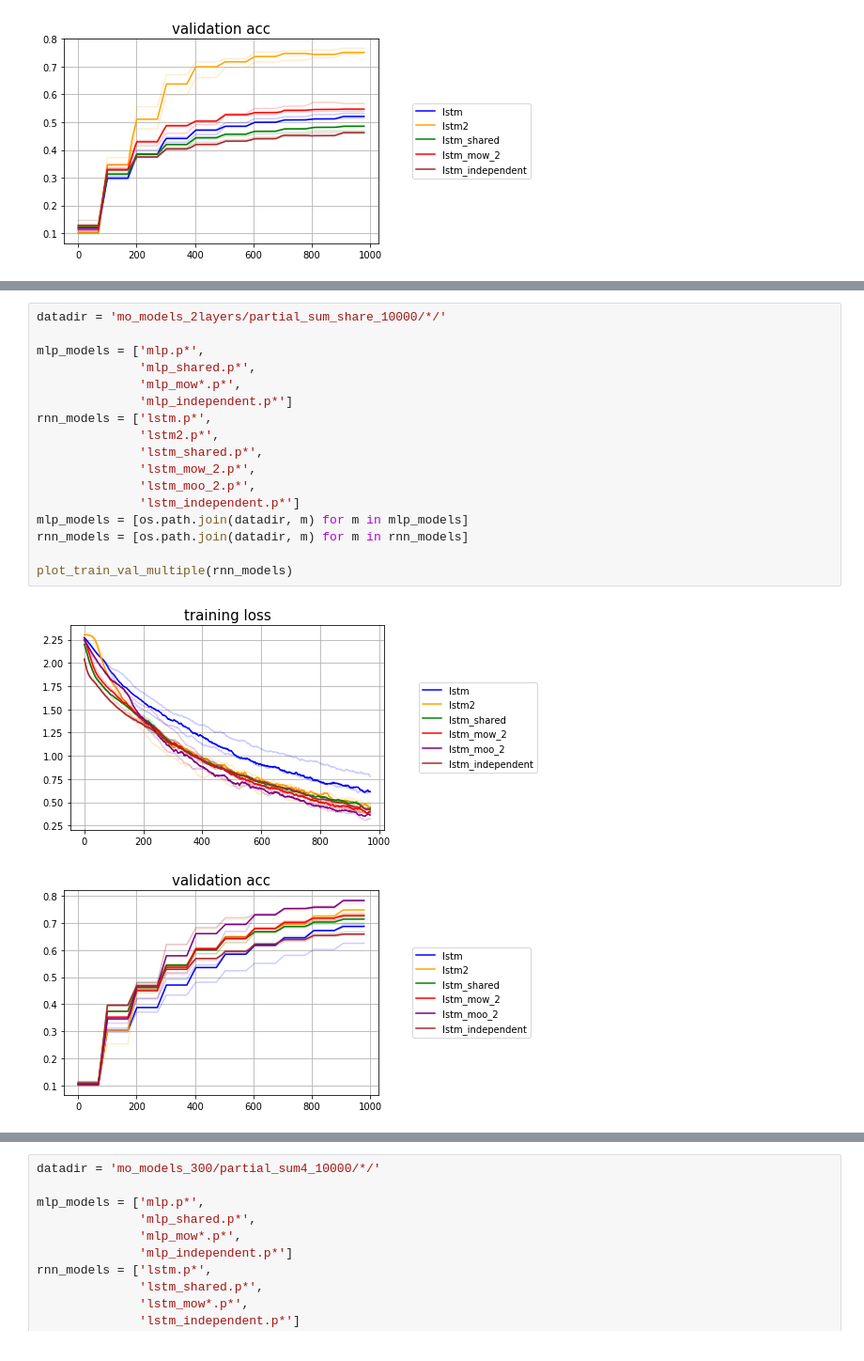
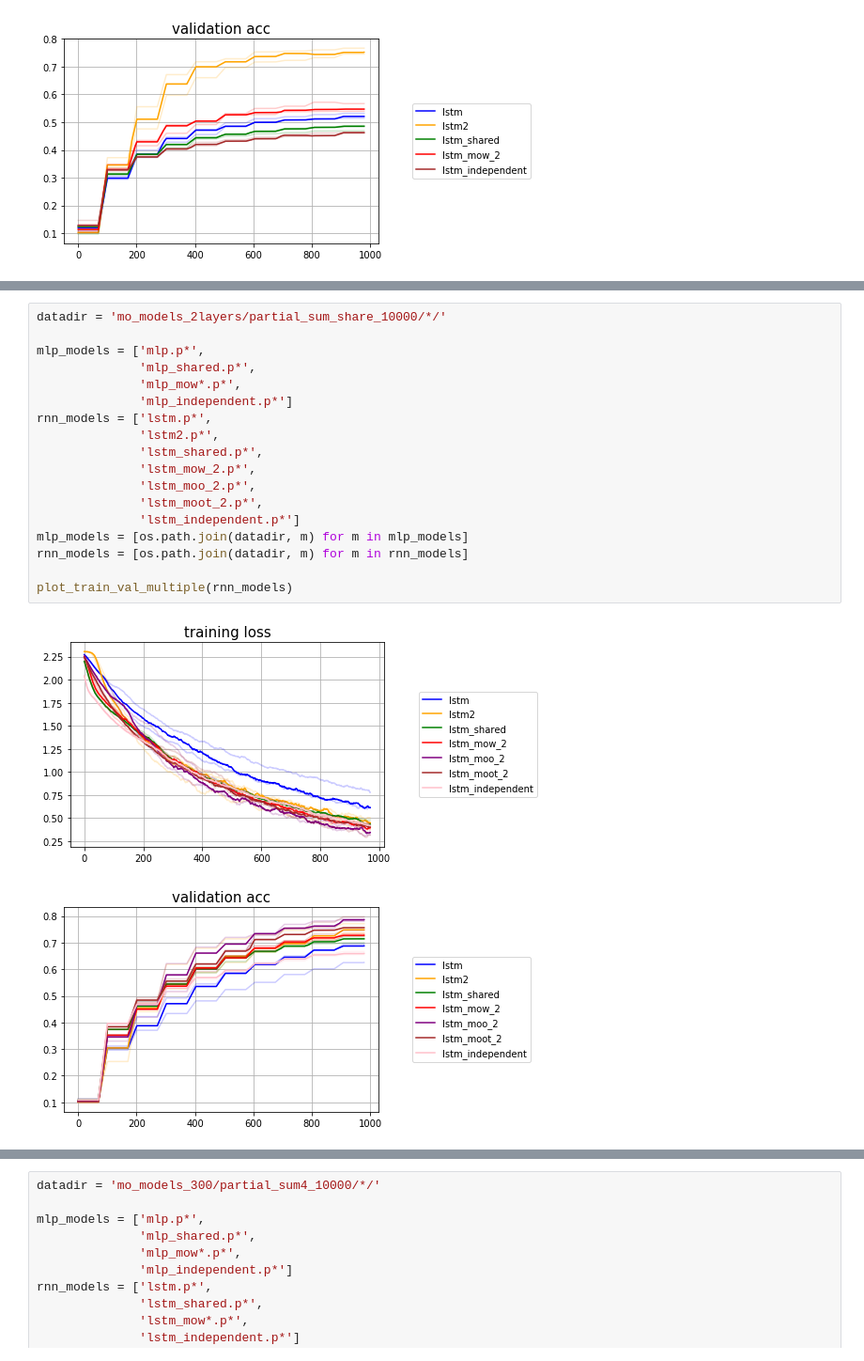
Before and after one commit to nathanwang000/sequence_fun, a Jupyter notebook: sequence_fun_evaluation.ipynb, the cells around one changed output, grey strips where cells are left out. Shown at 94% size. Drawn from its saved outputs; the diff is of its cells as text.

```diff
--- a/sequence_fun_evaluation.ipynb
+++ b/sequence_fun_evaluation.ipynb
@@ -140,23 +141,24 @@ plot_train_val_multiple(rnn_models)
 # %%
 datadir = 'mo_models_2layers/partial_sum_share_10000/*/'
 
 mlp_models = ['mlp.p*',
               'mlp_shared.p*',
               'mlp_mow*.p*',
               'mlp_independent.p*']
 rnn_models = ['lstm.p*',
               'lstm2.p*',
               'lstm_shared.p*',
               'lstm_mow_2.p*',
               'lstm_moo_2.p*',
+              'lstm_moot_2.p*',
               'lstm_independent.p*']
 mlp_models = [os.path.join(datadir, m) for m in mlp_models]
 rnn_models = [os.path.join(datadir, m) for m in rnn_models]
 
 plot_train_val_multiple(rnn_models)
 # %% [output]
-[figure, old version]
+[figure, new version]
-[figure, old version]
+[figure, new version]
 # %%
 datadir = 'mo_models_2layers/same_task_1000/*/'
 
```
Also changed, not shown: parts of 4 cells of this notebook, 7 other files.
